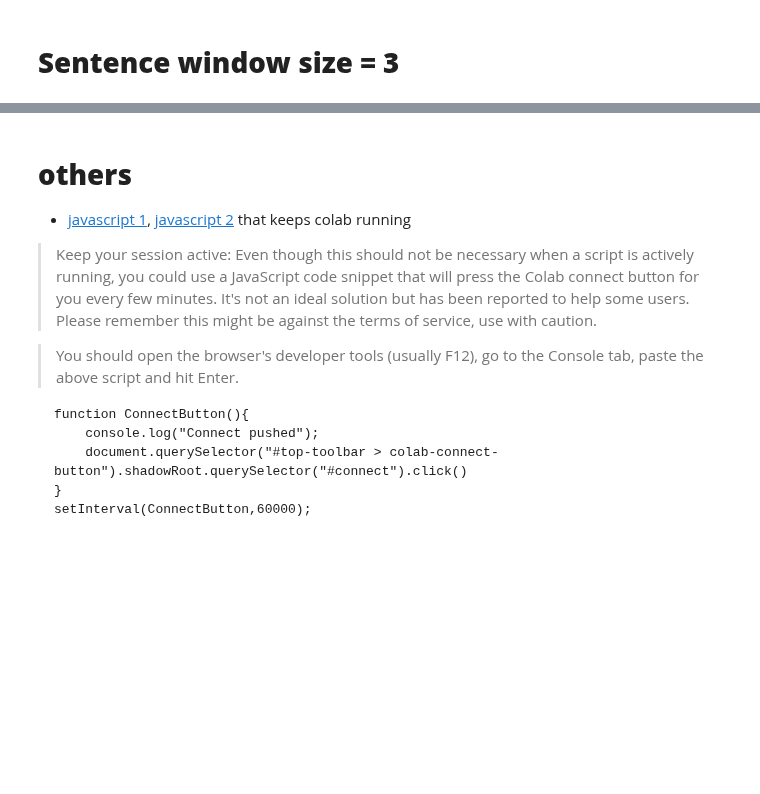
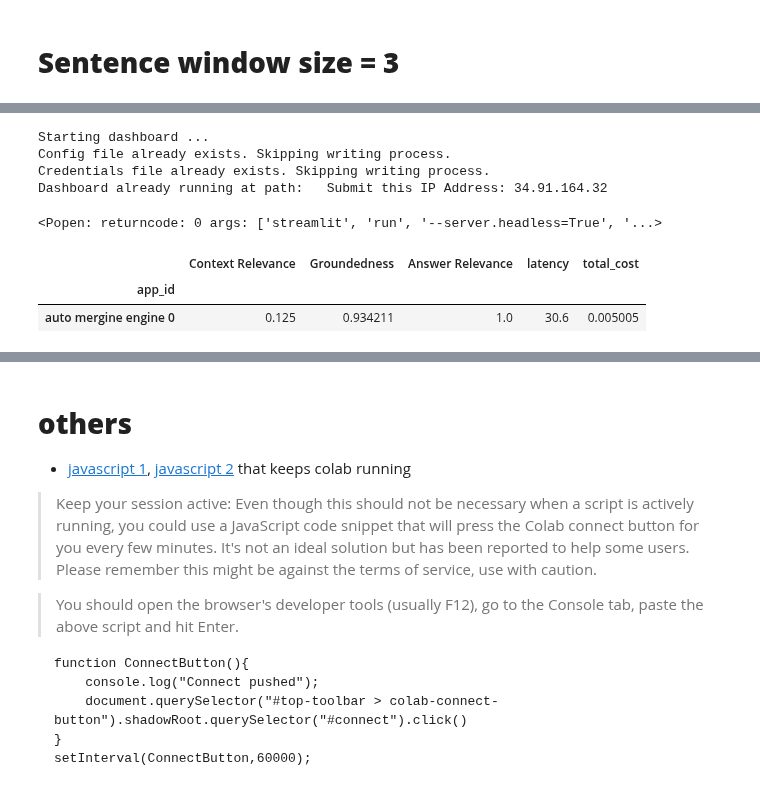
Before and after one commit to Nov05/Google-Colaboratory, a Jupyter notebook: 20231214_chatgpt_3_5_turbo_+_llama_index_(RAG)_with_the_book_of_mormon.ipynb, the cells around one changed output, grey strips where cells are left out. Cells and saved outputs as stored; diff of their text form; code cells hidden in the pictures; blank space fills up the shorter version.

```diff
--- a/20231214_chatgpt_3_5_turbo_+_llama_index_(RAG)_with_the_book_of_mormon.ipynb
+++ b/20231214_chatgpt_3_5_turbo_+_llama_index_(RAG)_with_the_book_of_mormon.ipynb
@@ -280,0 +616,15 @@ Wall time: 13.3 s
+# %%
+from trulens_eval import Tru
+Tru().run_dashboard()
+# %% [output]
+Starting dashboard ...
+Config file already exists. Skipping writing process.
+Credentials file already exists. Skipping writing process.
+Dashboard already running at path:   Submit this IP Address: 34.91.164.32
+<Popen: returncode: 0 args: ['streamlit', 'run', '--server.headless=True', '...>
+# %%
+Tru().get_leaderboard(app_ids=[])
+# %% [output]
+|  | Context Relevance | Groundedness | Answer Relevance | latency | total_cost |
+| app_id |  |  |  |  |  |
+| auto mergine engine 0 | 0.125 | 0.934211 | 1.0 | 30.6 | 0.005005 |
```
Also changed, not shown: parts of 46 cells of this notebook.
